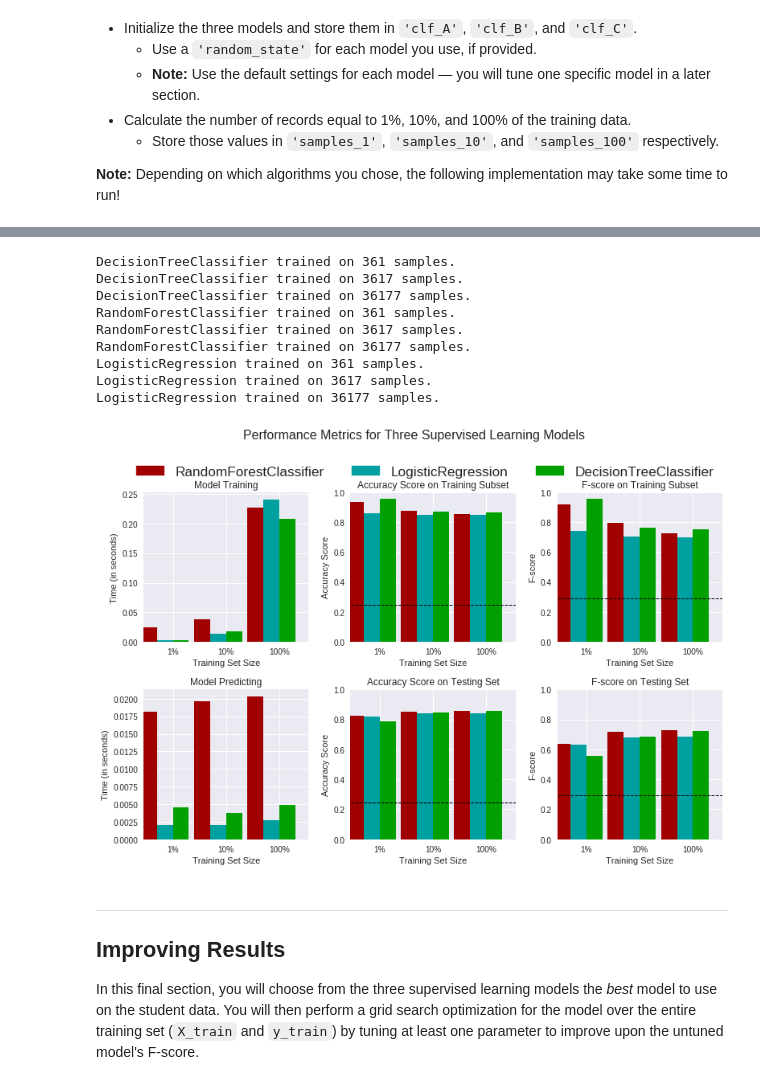
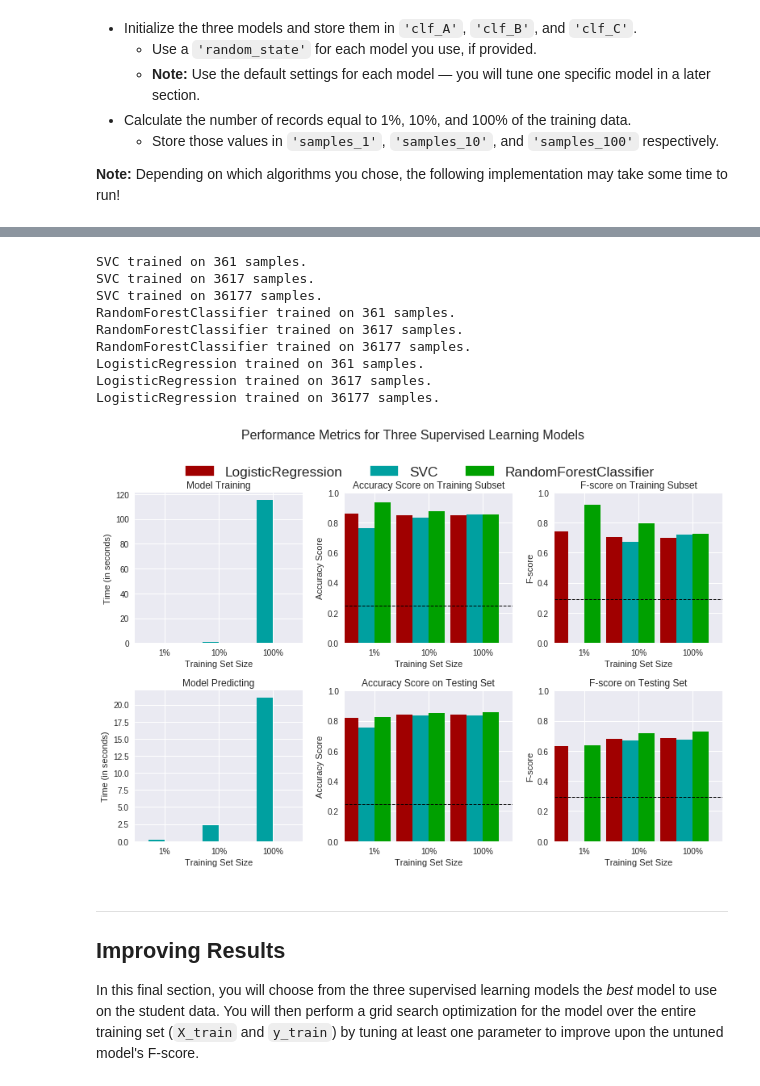
Before and after one commit to ttauruss/mlnd_finding_donors, a Jupyter notebook: finding_donors.ipynb, the cells around one changed output, grey strips where cells are left out. Saved outputs shown, nothing was run; the diff lists cells and outputs as text; code cells hidden in the pictures.

```diff
--- a/finding_donors.ipynb
+++ b/finding_donors.ipynb
@@ -239,7 +256,7 @@ features_final = pd.get_dummies(features_log_minmax_transform)
 #features_log_minmax_transform
 
 # TODO: Encode the 'income_raw' data to numerical values
-income = pd.get_dummies(income_raw)
+income = pd.get_dummies(income_raw)['>50K']
 
 # Print the number of features after one-hot encoding
 encoded = list(features_final.columns)
@@ -264,7 +286,7 @@ from sklearn.cross_validation import train_test_split
 
 # Split the 'features' and 'income' data into training and testing sets
 X_train, X_test, y_train, y_test = train_test_split(features_final,
-                                                    income['>50K'],
+                                                    income,
                                                     test_size = 0.2,
                                                     random_state = 0)
 
@@ -332,7 +354,7 @@ FN = 0 # No predicted negatives in the naive case
 '''
 # TODO: Calculate accuracy, precision and recall
 total = income.shape[0]
-TP = np.sum(income['>50K'])
+TP = np.sum(income)
 FP = total - TP
 accuracy = float(TP) / total
 recall = 1.0
@@ -498,43 +512,43 @@ from sklearn.neighbors import KNeighborsClassifier
 from sklearn.naive_bayes import GaussianNB
 
 # TODO: Initialize the three models
-clf_A = DecisionTreeClassifier(max_depth=10, random_state=17)
+clf_A = SVC(random_state=17)
 clf_B = RandomForestClassifier(max_depth=10, random_state=17)
-clf_C = LogisticRegression()
+clf_C = LogisticRegression(random_state=17)
 
 # TODO: Calculate the number of samples for 1%, 10%, and 100% of the training data
 # HINT: samples_100 is the entire training set i.e. len(y_train)
 # HINT: samples_10 is 10% of samples_100
 # HINT: samples_1 is 1% of samples_100
 samples_100 = X_train.shape[0]
 samples_10 = samples_100 / 10
 samples_1 = samples_100 / 100
 
 # Collect results on the learners
 results = {}
 beta = .5
 for clf in [clf_A, clf_B, clf_C]:
     if clf is None:
         continue
     clf_name = clf.__class__.__name__
     results[clf_name] = {}
     for i, samples in enumerate([samples_1, samples_10, samples_100]):
         results[clf_name][i] = \
             train_predict(clf, samples, X_train, y_train, X_test, y_test, beta)
 
 # Run metrics visualization for the three supervised learning models chosen
 vs.evaluate(results, accuracy, fscore)
 # %% [output]
-DecisionTreeClassifier trained on 361 samples.
-DecisionTreeClassifier trained on 3617 samples.
-DecisionTreeClassifier trained on 36177 samples.
+SVC trained on 361 samples.
+SVC trained on 3617 samples.
+SVC trained on 36177 samples.
 RandomForestClassifier trained on 361 samples.
 RandomForestClassifier trained on 3617 samples.
 RandomForestClassifier trained on 36177 samples.
 LogisticRegression trained on 361 samples.
 LogisticRegression trained on 3617 samples.
 LogisticRegression trained on 36177 samples.
-[figure, old version]
+[figure, new version]
 # %% [markdown]
 ----
 ## Improving Results
```
Also changed, not shown: parts of 14 cells of this notebook, 1 other file.
